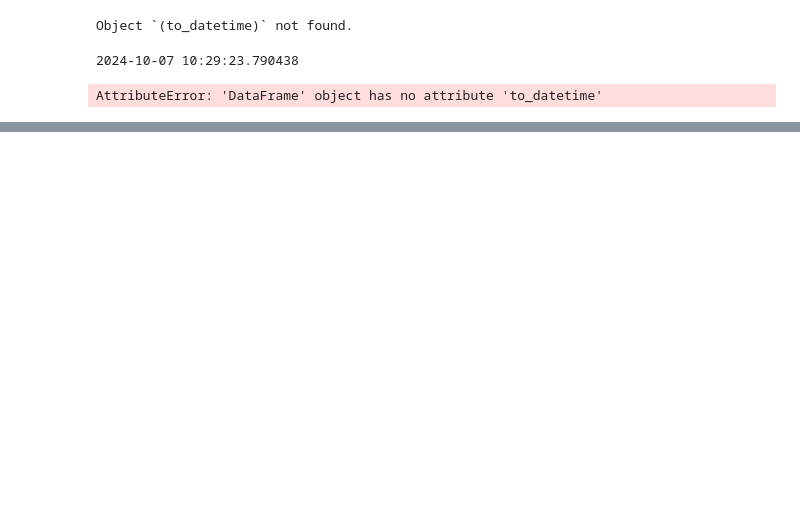
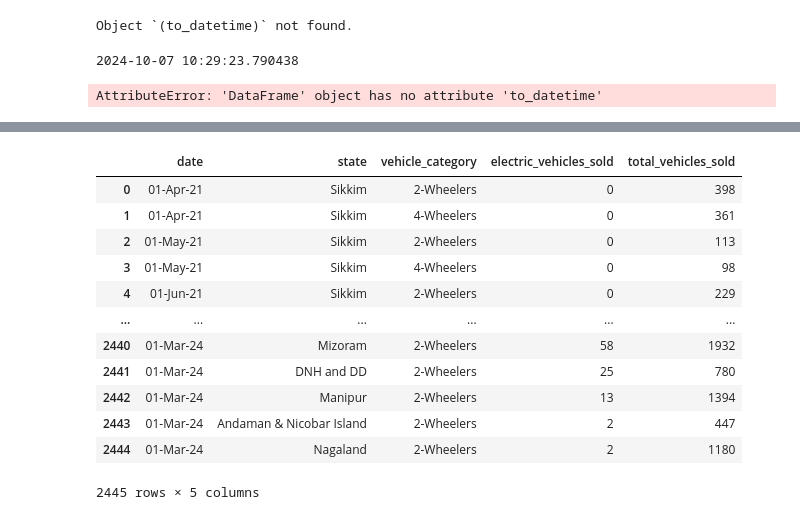
Before and after one commit to giriprasathd/Pyspark_projects, a Jupyter notebook: Challenge/main.ipynb, the cells around one changed output, grey strips where cells are left out. Saved outputs shown, nothing was run; the diff lists cells and outputs as text; code cells hidden in the pictures; blank space fills up the shorter version.

```diff
--- a/Challenge/main.ipynb
+++ b/Challenge/main.ipynb
@@ -276,0 +372,16 @@ AttributeError: 'DataFrame' object has no attribute 'to_datetime'
+# %%
+state
+# %% [output]
+|  | date | state | vehicle_category | electric_vehicles_sold | total_vehicles_sold |
+| 0 | 01-Apr-21 | Sikkim | 2-Wheelers | 0 | 398 |
+| 1 | 01-Apr-21 | Sikkim | 4-Wheelers | 0 | 361 |
+| 2 | 01-May-21 | Sikkim | 2-Wheelers | 0 | 113 |
+| 3 | 01-May-21 | Sikkim | 4-Wheelers | 0 | 98 |
+| 4 | 01-Jun-21 | Sikkim | 2-Wheelers | 0 | 229 |
+| ... | ... | ... | ... | ... | ... |
+| 2440 | 01-Mar-24 | Mizoram | 2-Wheelers | 58 | 1932 |
+| 2441 | 01-Mar-24 | DNH and DD | 2-Wheelers | 25 | 780 |
+| 2442 | 01-Mar-24 | Manipur | 2-Wheelers | 13 | 1394 |
+| 2443 | 01-Mar-24 | Andaman & Nicobar Island | 2-Wheelers | 2 | 447 |
+| 2444 | 01-Mar-24 | Nagaland | 2-Wheelers | 2 | 1180 |
+2445 rows × 5 columns
```
Also changed, not shown: parts of 13 cells of this notebook.
